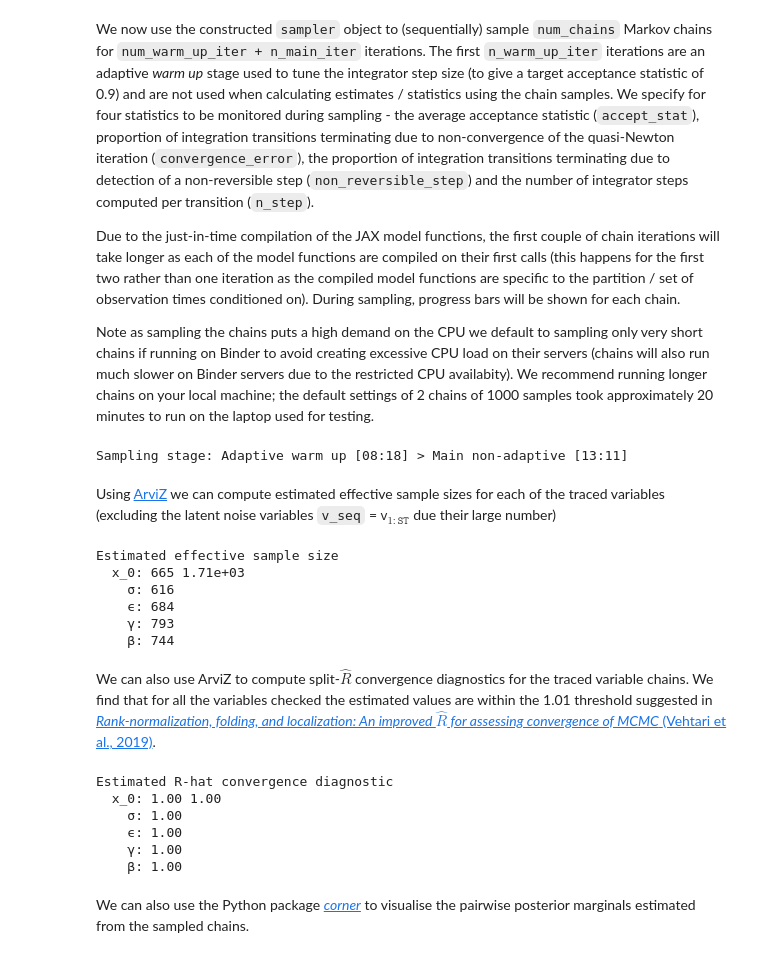
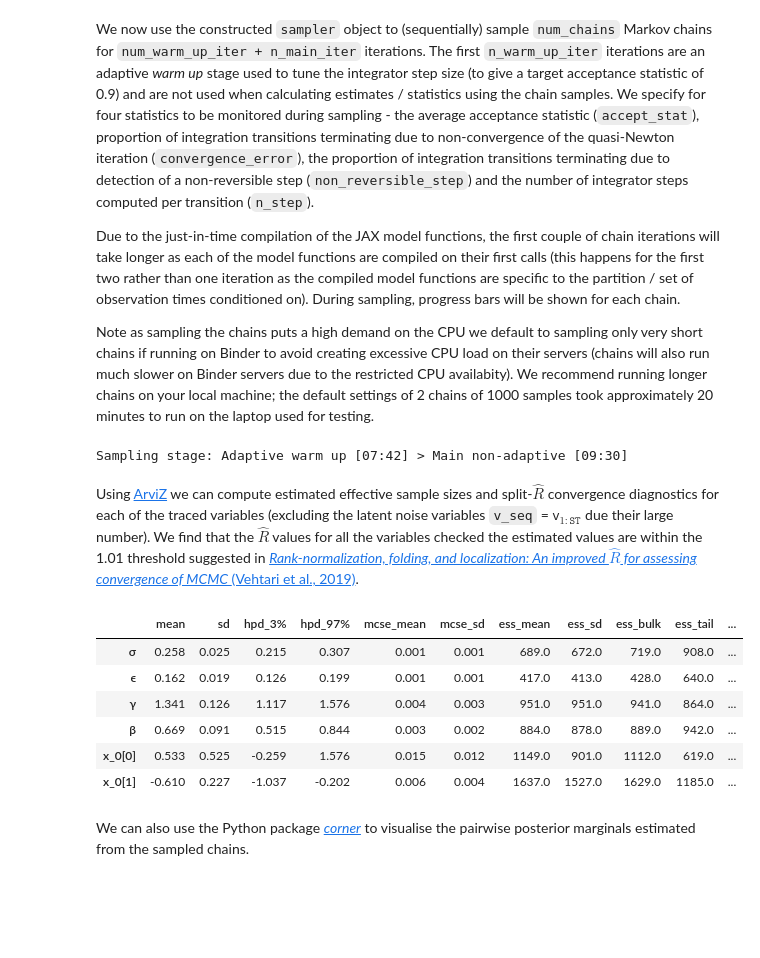
Before and after one commit to thiery-lab/manifold-mcmc-for-diffusions, a Jupyter notebook: FitzHugh-Nagumo_example.ipynb, the cells around one changed output. Cells and saved outputs as stored; diff of their text form; code cells hidden in the pictures; blank space fills up the shorter version.

```diff
--- a/FitzHugh-Nagumo_example.ipynb
+++ b/FitzHugh-Nagumo_example.ipynb
@@ -331,54 +331,32 @@ Due to the just-in-time compilation of the JAX model functions, the first couple
 Note as sampling the chains puts a high demand on the CPU we default to sampling only very short chains if running on Binder to avoid creating excessive CPU load on their servers (chains will also run much slower on Binder servers due to the restricted CPU availabity). We recommend running longer chains on your local machine; the default settings of 2 chains of 1000 samples took approximately 20 minutes to run on the laptop used for testing.
 # %%
 if not ON_BINDER:
-    n_warm_up_iter = 250 # Number of chain samples in 'warmup' sampling phase
-    n_main_iter = 750    # Number of chain samples in 'main' sampling phase
+    n_warm_up_iter = 250 # Number of chain samples in warm-up sampling phase
+    n_main_iter = 750    # Number of chain samples in main sampling phase
 else:
     n_warm_up_iter = 25
     n_main_iter = 75
 final_states, traces, stats = sampler.sample_chains_with_adaptive_warm_up(
     n_warm_up_iter, n_main_iter, init_states, trace_funcs=[trace_func],
-    fast_adapters={'integration': [mici.adapters.DualAveragingStepSizeAdapter(0.9)]},
+    adapters={'integration': [mici.adapters.DualAveragingStepSizeAdapter(0.9)]},
     monitor_stats=[('integration', 'accept_stat'),
                    ('integration', 'convergence_error'),
                    ('integration', 'non_reversible_step'),
                    ('integration', 'n_step')])
 # %% [output]
-Sampling stage: Adaptive warm up [08:18] > Main non-adaptive [13:11]
+Sampling stage: Adaptive warm up [07:42] > Main non-adaptive [09:30]
 # %% [markdown]
-Using [ArviZ](https://arviz-devs.github.io/) we can compute estimated effective sample sizes for each of the traced variables (excluding the latent noise variables `v_seq` = $\mathsf{v}_{1{:}\texttt{ST}}$ due their large number)
+Using [ArviZ](https://arviz-devs.github.io/) we can compute estimated effective sample sizes and split-$\hat{R}$ convergence diagnostics for each of the traced variables (excluding the latent noise variables `v_seq` = $\mathsf{v}_{1{:}\texttt{ST}}$ due their large number).  We find that the $\hat{R}$ values for all the variables checked the estimated values are within the 1.01 threshold suggested in [*Rank-normalization, folding, and localization: An improved $\hat{R}$ for assessing convergence of MCMC* (Vehtari et al., 2019)](https://arxiv.org/abs/1903.08008).
-# %%
-ess_dataset = arviz.ess(traces, var_names=['x_0', 'σ', 'ϵ', 'γ', 'β'])
-print('Estimated effective sample size')
-for name, ess_array in ess_dataset.items():
-    if ess_array.shape == ():
-        print(f'  {name: >3}: {ess_array.data:.3g}')
-    else:
-        print(f'  {name: >3}: {" ".join([f"{ess.data:.3g}" for ess in ess_array])}')
-# %% [output]
-Estimated effective sample size
-  x_0: 665 1.71e+03
-    σ: 616
-    ϵ: 684
-    γ: 793
-    β: 744
-# %% [markdown]
-We can also use ArviZ to compute split-$\hat{R}$ convergence diagnostics for the traced variable chains. We find that for all the variables checked the estimated values are within the 1.01 threshold suggested in [*Rank-normalization, folding, and localization: An improved $\hat{R}$ for assessing convergence of MCMC* (Vehtari et al., 2019)](https://arxiv.org/abs/1903.08008).
-# %%
-rhat_dataset = arviz.rhat(traces, var_names=['x_0', 'σ', 'ϵ', 'γ', 'β'])
-print('Estimated R-hat convergence diagnostic')
-for name, rhat_array in rhat_dataset.items():
-    if rhat_array.shape == ():
-        print(f'  {name: >3}: {rhat_array.data:#.3g}')
-    else:
-        print(f'  {name: >3}: {" ".join([f"{rhat.data:#.3g}" for rhat in rhat_array])}')
-# %% [output]
-Estimated R-hat convergence diagnostic
-  x_0: 1.00 1.00
-    σ: 1.00
-    ϵ: 1.00
-    γ: 1.00
-    β: 1.00
+# %%
+arviz.summary(traces, var_names=['σ', 'ϵ', 'γ', 'β', 'x_0'])
+# %% [output]
+|  | mean | sd | hpd_3% | hpd_97% | mcse_mean | mcse_sd | ess_mean | ess_sd | ess_bulk | ess_tail | ... |
+| σ | 0.258 | 0.025 | 0.215 | 0.307 | 0.001 | 0.001 | 689.0 | 672.0 | 719.0 | 908.0 | ... |
+| ϵ | 0.162 | 0.019 | 0.126 | 0.199 | 0.001 | 0.001 | 417.0 | 413.0 | 428.0 | 640.0 | ... |
+| γ | 1.341 | 0.126 | 1.117 | 1.576 | 0.004 | 0.003 | 951.0 | 951.0 | 941.0 | 864.0 | ... |
+| β | 0.669 | 0.091 | 0.515 | 0.844 | 0.003 | 0.002 | 884.0 | 878.0 | 889.0 | 942.0 | ... |
+| x_0[0] | 0.533 | 0.525 | -0.259 | 1.576 | 0.015 | 0.012 | 1149.0 | 901.0 | 1112.0 | 619.0 | ... |
+| x_0[1] | -0.610 | 0.227 | -1.037 | -0.202 | 0.006 | 0.004 | 1637.0 | 1527.0 | 1629.0 | 1185.0 | ... |
 # %% [markdown]
 We can also use the Python package [*corner*](https://corner.readthedocs.io/en/latest/) to visualise the pairwise posterior marginals estimated from the sampled chains.
 # %%
```
Also changed, not shown: parts of 9 cells of this notebook, 1 other file.
